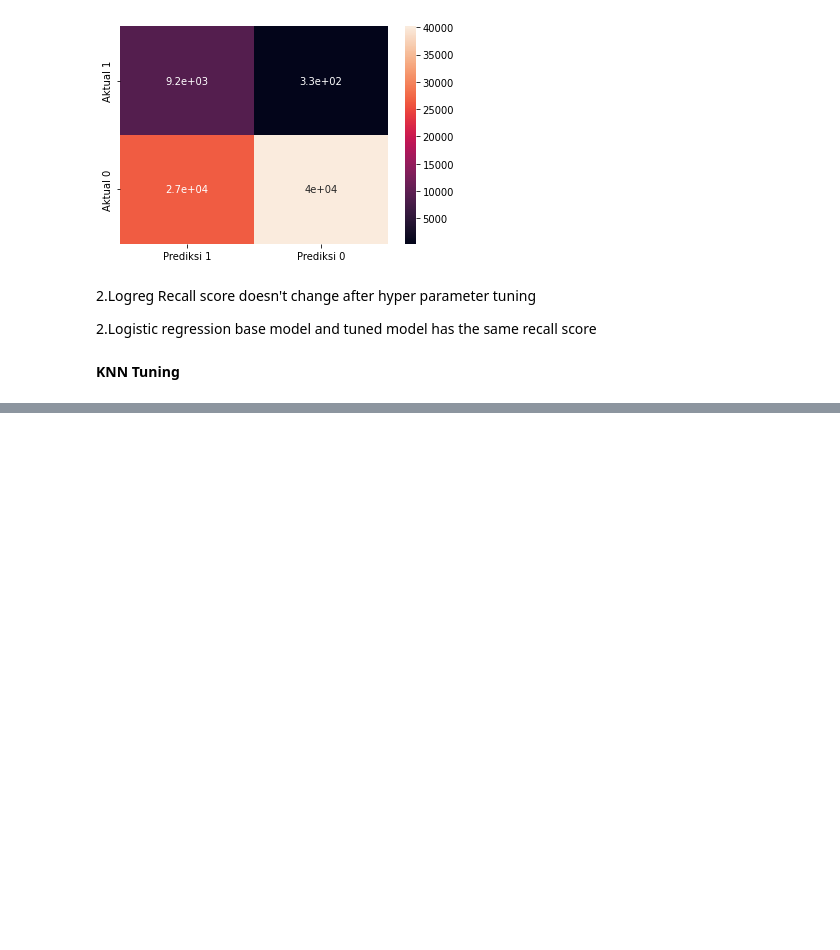
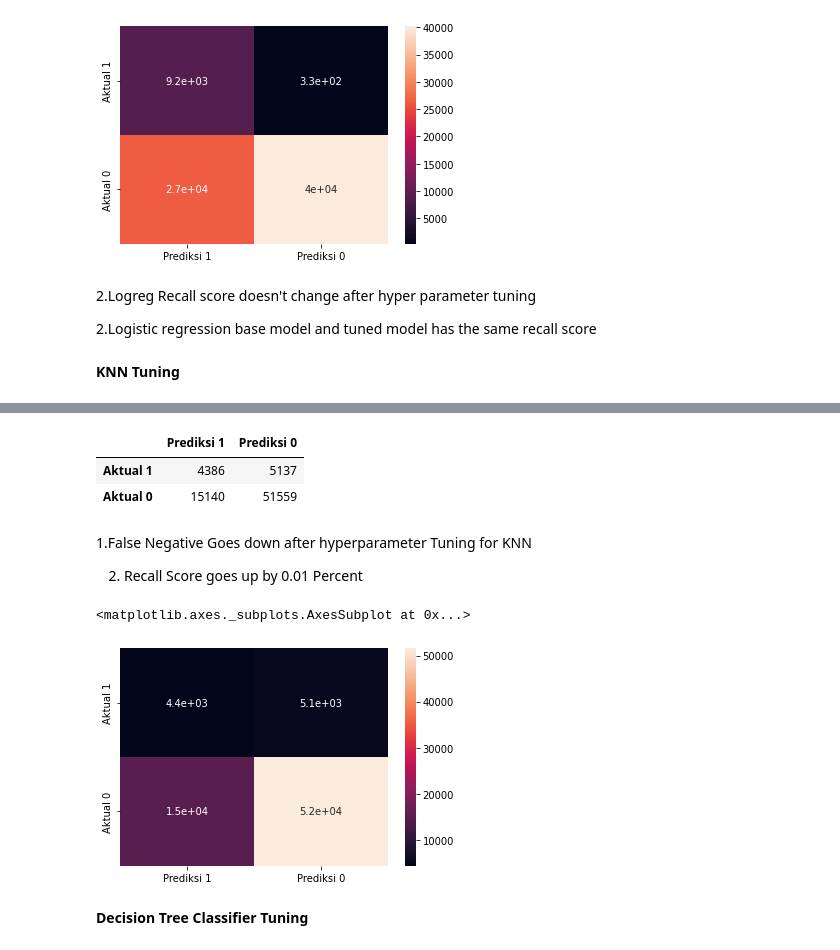
Before and after one commit to tnatani/Health-Insurance-Cross-Sell-Prediction, a Jupyter notebook: Copy_of_HEALTH_INSURANCE_CROSS_SELL_PREDICTION.ipynb, the cells around one changed output, grey strips where cells are left out. Drawn from its saved outputs; the diff is of its cells as text; code cells hidden in the pictures; blank space fills up the shorter version.

```diff
--- a/Copy_of_HEALTH_INSURANCE_CROSS_SELL_PREDICTION.ipynb
+++ b/Copy_of_HEALTH_INSURANCE_CROSS_SELL_PREDICTION.ipynb
@@ -792,0 +808,7 @@ sns.heatmap(df_logreg_tuned, annot = True)
+# %%
+KNN_tuned = model_KNN_tuned.best_estimator_
+# %%
+y_tuned_KNN = KNN_tuned.predict(X_test)
+# %%
+cm_KNN_tuned = confusion_matrix(y_test, y_tuned_KNN, labels = [1,0])
+cm_KNN_tuned
@@ -792,0 +834,19 @@ sns.heatmap(df_logreg_tuned, annot = True)
+# %%
+df_KNN_tuned = pd.DataFrame(data = cm_KNN_tuned , index = ["Aktual 1","Aktual 0"], columns = ["Prediksi 1", "Prediksi 0"])
+df_KNN_tuned
+# %% [output]
+|  | Prediksi 1 | Prediksi 0 |
+| Aktual 1 | 4386 | 5137 |
+| Aktual 0 | 15140 | 51559 |
+# %% [markdown]
+1.False Negative Goes down after hyperparameter Tuning for KNN
+
+
+2. Recall Score goes up by 0.01 Percent
+# %%
+sns.heatmap(df_KNN_tuned, annot = True)
+# %% [output]
+<matplotlib.axes._subplots.AxesSubplot at 0x...>
+[figure, added]
+# %% [markdown]
+**Decision Tree Classifier Tuning**
```
Also changed, not shown: parts of 27 cells of this notebook.
